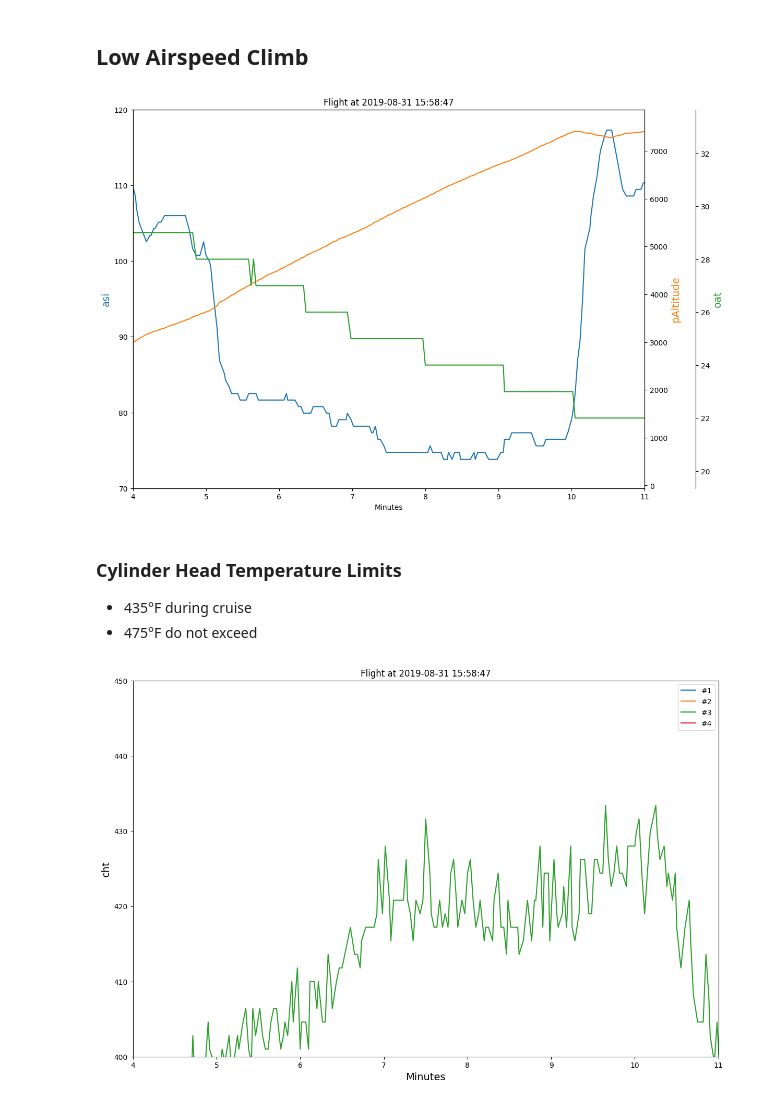
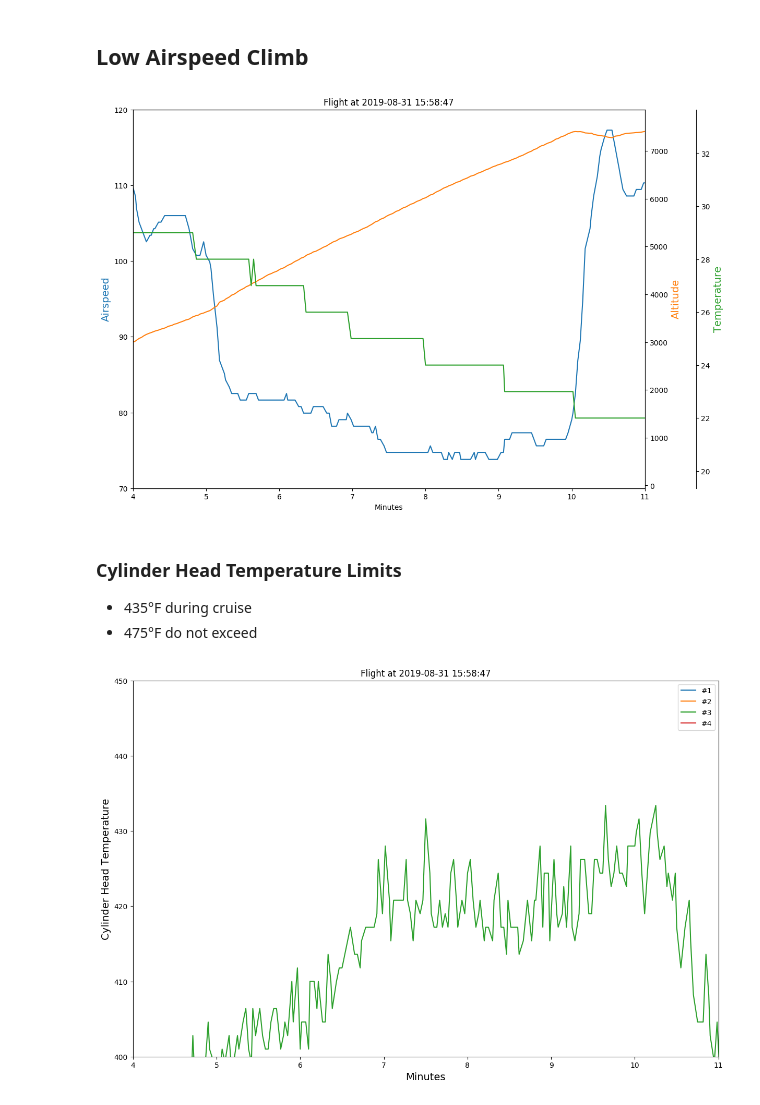
Before and after one commit to azemon/MglEfisPlotter, a Jupyter notebook: notebooks/2019-08-31/overview and cht.ipynb, the cells around one changed output. Saved outputs shown, nothing was run; the diff lists cells and outputs as text; code cells hidden in the pictures.

Commit message:
save graphs from 2019-08-31 flight

```diff
--- a/notebooks/2019-08-31/overview and cht.ipynb
+++ b/notebooks/2019-08-31/overview and cht.ipynb
@@ -46,14 +46,14 @@ p.plot('cht').show()
 xlim = (4, 11)
 config = Config
 config.rolling_window = 1
-p.plot2(['asi', 'pAltitude', 'oat'], xlim=xlim, ylim=(70, 120)).show()
+p.plot2(['asi', 'pAltitude', 'oat'], ['Airspeed', 'Altitude', 'Temperature'], xlim=xlim, ylim=(70, 120)).save('airspeed.png')
 # %% [output]
-[figure, old version]
+[figure, new version]
 # %% [markdown]
 ### Cylinder Head Temperature Limits
 * 435°F during cruise
 * 475°F do not exceed
 # %%
-p.plot('cht', xlim=xlim, ylim=(400, 450)).show()
+p.plot('cht', 'Cylinder Head Temperature', xlim=xlim, ylim=(400, 450)).save('cht.png')
 # %% [output]
-[figure, old version]
+[figure, new version]
```
Also changed, not shown: 2 other files.
